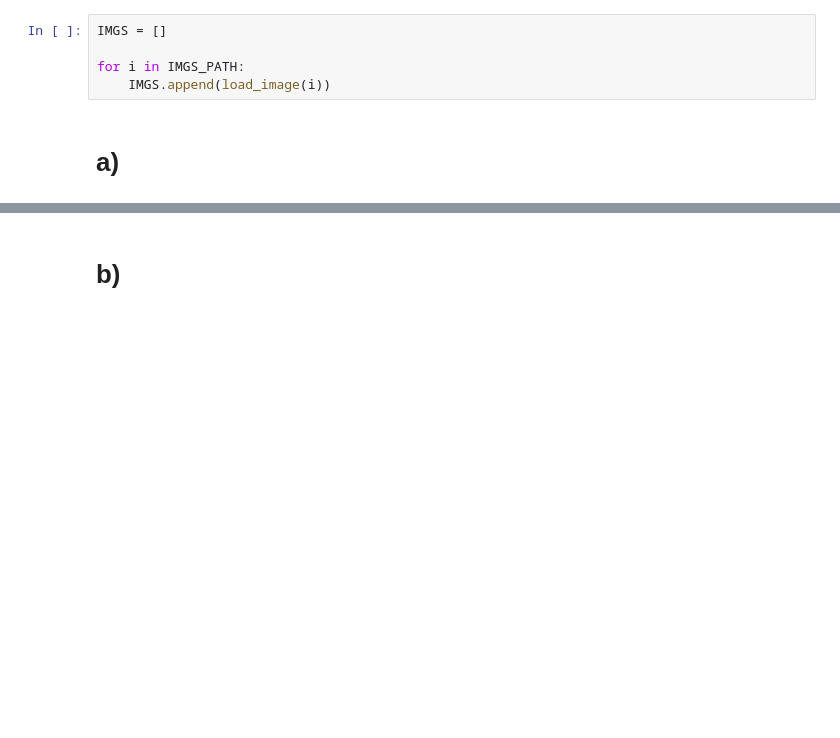
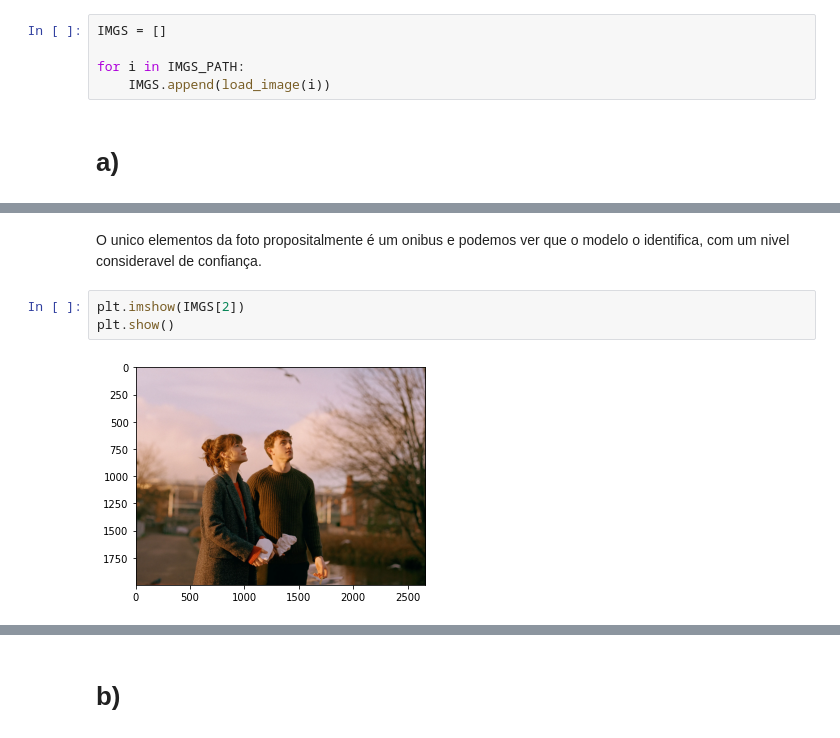
Before and after one commit to joaorura/visao_computacional_quinta_lista, a Jupyter notebook: segunda_questao.ipynb, the cells around one changed output, grey strips where cells are left out. Cells and saved outputs as stored; diff of their text form; blank space fills up the shorter version.

```diff
--- a/segunda_questao.ipynb
+++ b/segunda_questao.ipynb
@@ -72,0 +100,7 @@ for i in IMGS:
+# %% [markdown]
+O unico elementos da foto propositalmente é um onibus e podemos ver que o modelo o identifica, com um nivel consideravel de confiança.
+# %%
+plt.imshow(IMGS[2])
+plt.show()
+# %% [output]
+[figure, added]
```
Also changed, not shown: parts of 22 cells of this notebook.
